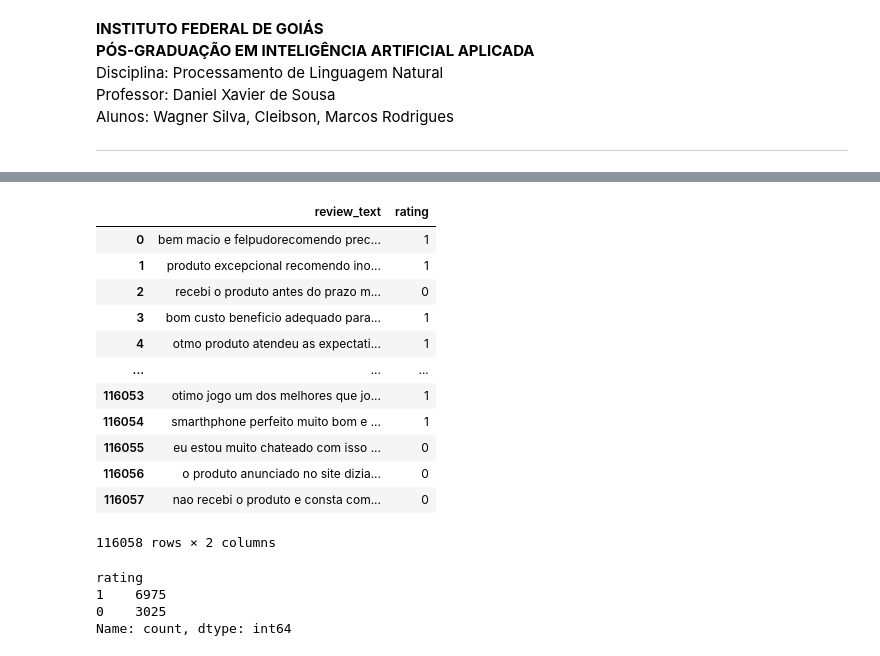
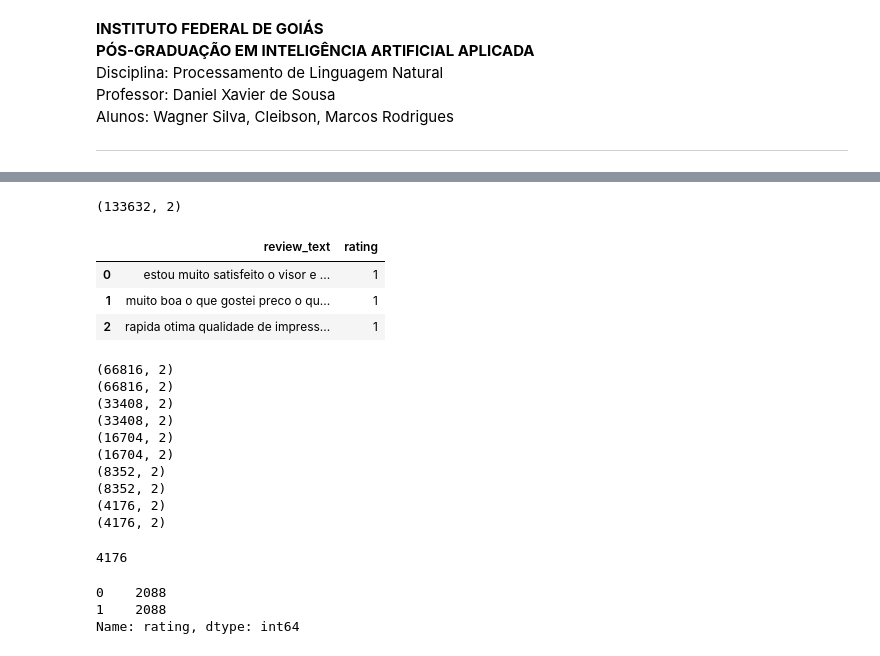
Before and after one commit to brugnaro2022/nlp, a Jupyter notebook: 01_tfidf_mlp.ipynb, the cells around one changed output, grey strips where cells are left out. Drawn from its saved outputs; the diff is of its cells as text; code cells hidden in the pictures.

```diff
--- a/01_tfidf_mlp.ipynb
+++ b/01_tfidf_mlp.ipynb
@@ -54,3 +45,3 @@ DATASET = 'b2w'
 # %%
 # Importação do dataset buscape
-df = pd.read_csv(f'../datasets/{DATASET}_preprocessed_balanced_cleared_all_instances.csv')
+df = pd.read_csv(f'../datasets/{DATASET}_preprocessed.csv')
@@ -59,28 +48,52 @@ batch_01 = df
-# %%
-batch_01
-# %% [output]
-|  | review_text | rating |
-| 0 | bem macio e felpudorecomendo prec... | 1 |
-| 1 | produto excepcional recomendo ino... | 1 |
-| 2 | recebi o produto antes do prazo m... | 0 |
-| 3 | bom custo beneficio adequado para... | 1 |
-| 4 | otmo produto atendeu as expectati... | 1 |
-| ... | ... | ... |
-| 116053 | otimo jogo um dos melhores que jo... | 1 |
-| 116054 | smarthphone perfeito muito bom e ... | 1 |
-| 116055 | eu estou muito chateado com isso ... | 0 |
-| 116056 | o produto anunciado no site dizia... | 0 |
-| 116057 | nao recebi o produto e consta com... | 0 |
-116058 rows × 2 columns
 # %%
-INSTANCES = batch_01.shape[0]
+df.shape
+# %% [output]
+(133632, 2)
+# %%
+df.head(3)
+# %% [output]
+|  | review_text | rating |
+| 0 | estou muito satisfeito o visor e ... | 1 |
+| 1 | muito boa o que gostei preco o qu... | 1 |
+| 2 | rapida otima qualidade de impress... | 1 |
+# %%
+batch_1, batch_2 = train_test_split(df, test_size=0.5, stratify=df['rating'], random_state=42)
+batch_3, batch_4 = train_test_split(batch_2, test_size=0.5, stratify=batch_2['rating'], random_state=42)
+batch_5, batch_6 = train_test_split(batch_4, test_size=0.5, stratify=batch_4['rating'], random_state=42)
+batch_7, batch_8 = train_test_split(batch_6, test_size=0.5, stratify=batch_6['rating'], random_state=42)
+batch_9, batch_10 = train_test_split(batch_8, test_size=0.5, stratify=batch_8['rating'], random_state=42)
+#batch_11, batch_12 = train_test_split(batch_10, test_size=0.5, stratify=batch_10['rating'], random_state=42)
+print(batch_1.shape)
+print(batch_2.shape)
+print(batch_3.shape)
+print(batch_4.shape)
+print(batch_5.shape)
+print(batch_6.shape)
+print(batch_7.shape)
+print(batch_8.shape)
+print(batch_9.shape)
+print(batch_10.shape)
+# %% [output]
+(66816, 2)
+(66816, 2)
+(33408, 2)
+(33408, 2)
+(16704, 2)
+(16704, 2)
+(8352, 2)
+(8352, 2)
+(4176, 2)
+(4176, 2)
+# %%
+batch_10.shape[0]
+# %% [output]
+4176
 # %%
 # Verificando quantidade de ratings
-batch_01['rating'].value_counts()
+batch_10['rating'].value_counts()
 # %% [output]
-rating
-1    6975
-0    3025
-Name: count, dtype: int64
+0    2088
+1    2088
+Name: rating, dtype: int64
 # %%
 # Definindo documents e labels
```
Also changed, not shown: parts of 18 cells of this notebook, 3 other files.
